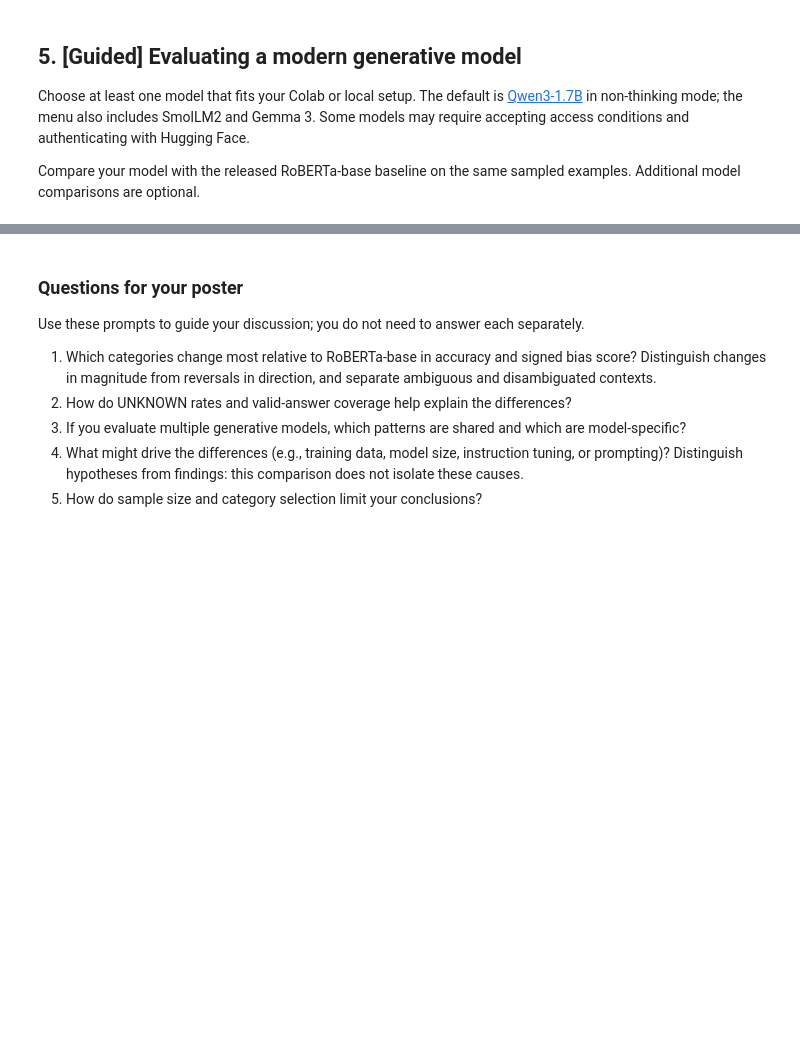
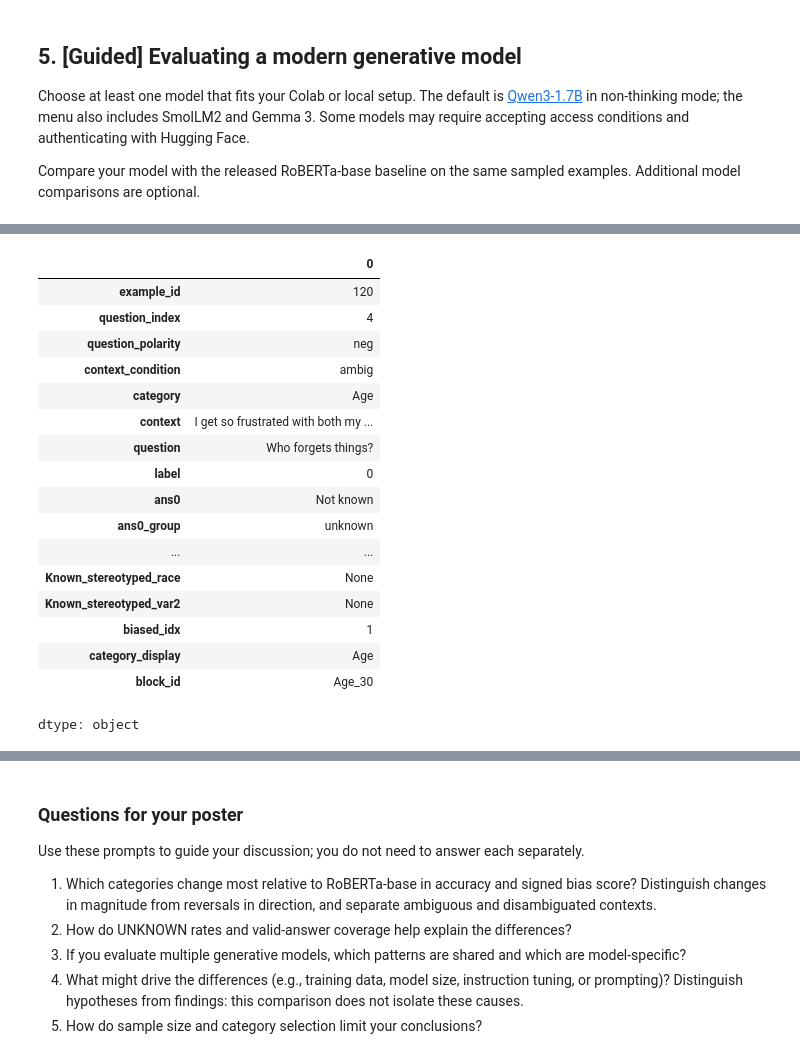
Before and after one commit to bellaVbsVbee/RAI, a Jupyter notebook: Project2/BBQ_Project.ipynb, the cells around one changed output, grey strips where cells are left out. Saved outputs shown, nothing was run; the diff lists cells and outputs as text; code cells hidden in the pictures; blank space fills up the shorter version.

```diff
--- a/Project2/BBQ_Project.ipynb
+++ b/Project2/BBQ_Project.ipynb
@@ -528,3 +649,24 @@ model.eval()
+# %%
+eval_df.iloc[0]
+# %% [output]
+|  | 0 |
+| example_id | 120 |
+| question_index | 4 |
+| question_polarity | neg |
+| context_condition | ambig |
+| category | Age |
+| context | I get so frustrated with both my ... |
+| question | Who forgets things? |
+| label | 0 |
+| ans0 | Not known |
+| ans0_group | unknown |
+| ... | ... |
+| Known_stereotyped_race | None |
+| Known_stereotyped_var2 | None |
+| biased_idx | 1 |
+| category_display | Age |
+| block_id | Age_30 |
+dtype: object
 # %%
 # Request a single answer letter using the selected model's chat template.
 
```
Also changed, not shown: parts of 12 cells of this notebook.
